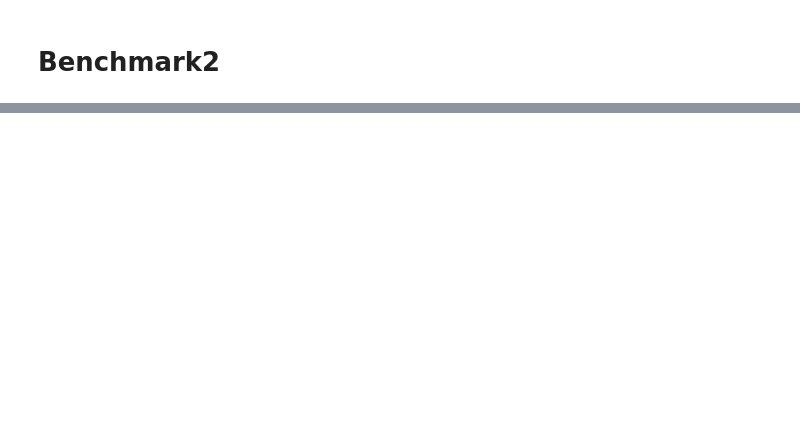
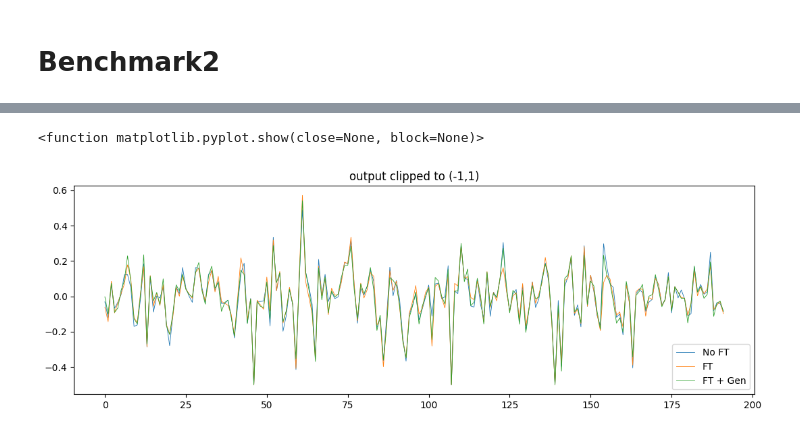
Before and after one commit to SeibelT/multimodal_survival_prediction, a Jupyter notebook: Encoding_Explained.ipynb, the cells around one changed output, grey strips where cells are left out. Saved outputs shown, nothing was run; the diff lists cells and outputs as text; code cells hidden in the pictures; blank space fills up the shorter version.

```diff
--- a/Encoding_Explained.ipynb
+++ b/Encoding_Explained.ipynb
@@ -521,0 +636,13 @@ TypeError: int() argument must be a string, a bytes-like object or a real number
+# %%
+plt.clf
+plt.figure(figsize=(13,4))
+plt.title("output clipped to (-1,1)")
+plt.plot(out_mean1.squeeze().numpy(),linewidth=0.6,label="No FT")
+plt.plot(out_mean2.squeeze().numpy(),linewidth=0.6,label="FT")
+plt.plot(out_mean3.squeeze().numpy(),linewidth=0.6,label="FT + Gen")
+plt.legend(loc="lower right")
+
+plt.show
+# %% [output]
+<function matplotlib.pyplot.show(close=None, block=None)>
+[figure, added]
```
Also changed, not shown: parts of 22 cells of this notebook, 6 other files.
